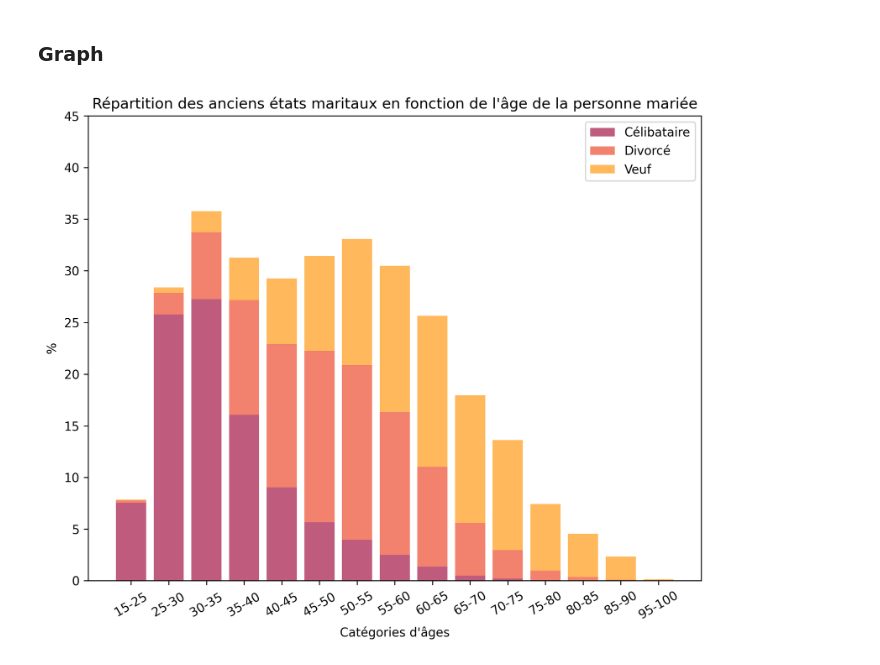
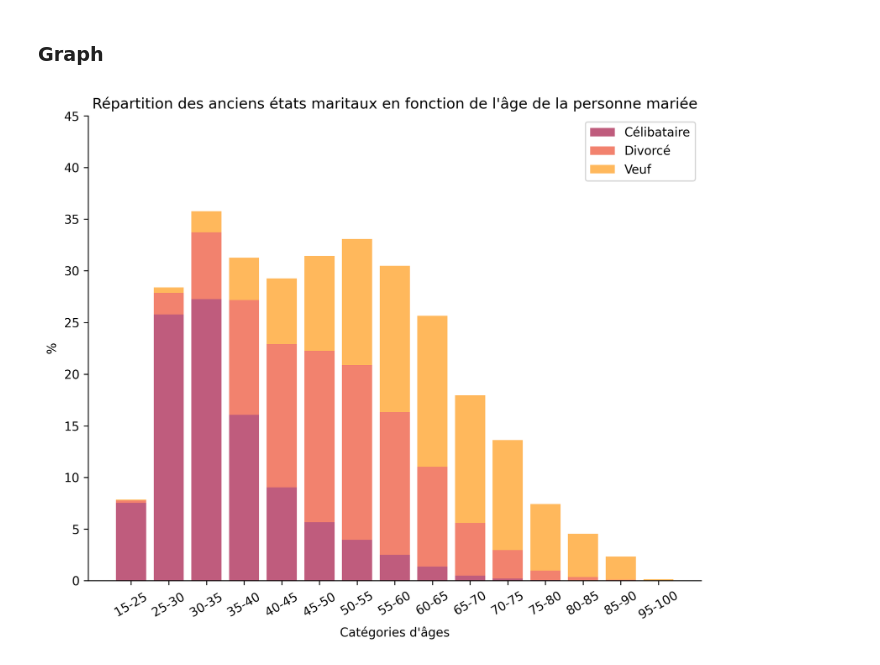
Before and after one commit to plorgue/fr_wedding_data_analysis, a Jupyter notebook: First_notebook.ipynb, the cells around one changed output. Cells and saved outputs as stored; diff of their text form; code cells hidden in the pictures.

```diff
--- a/First_notebook.ipynb
+++ b/First_notebook.ipynb
@@ -13,6 +13,11 @@ p["figure.dpi"] = 300
 ## Fonctions
 # %%
 def get_dataset_data(annee) :
+    """
+    Récupère le dataset avec toutes les informations relatives à une année
+    :param annee: int
+    :return: Dataframe
+    """
     path = f"data/etatcivil{annee}_mar{annee}_csv/FD_MAR_{annee}.csv"
     return pd.read_csv(path, sep=';')
 # %%
@@ -179,9 +195,23 @@ plt.show()
 ### Fonctions
 # %%
 def get_df_by_etamat(etamat, df) :
+    """
+    Récupère toutes les données correspondant à un état matrimonial
+    et pour une année
+    :param etamat : int
+    :param df : Dataframe
+    : return : Dataframe
+    """
     return df[df["ETAMAT"]==etamat]
 # %%
 def get_df_by_categ_age(categorie, df) :
+    """
+    Récupère toutes les données correspondant à une catégorie d'âge
+    et pour une année
+    :param categorie : string
+    :param df : Dataframe
+    : return : Dataframe
+    """
     min_age = int(categorie.split("-")[0])
     max_age = int(categorie.split("-")[1])
     df_categ = df[df["AGEMAR"]>=min_age]
@@ -189,6 +219,13 @@ def get_df_by_categ_age(categorie, df) :
     return df_categ
 # %%
 def concat_conjoints(colonne, df) :
+    """
+    Récupère les données correspondant aux deux conjoints
+    pour une colonne donnée et un dataframe
+    :param colonne : string
+    :param df : Dataframe
+    : return : array
+    """
     tot = []
     for val in df[f'{colonne}1'] :
         tot.append(val)
@@ -225,20 +260,24 @@ for etamar in etamars :
 # %%
 plt.figure(figsize=(9,7))
 ax = plt.subplot()
 ax.bar(categs_age,data_tot[0],color=(0.75,0.36,0.49,1),label="Célibataire")
 ax.bar(categs_age,data_tot[1],color=(0.95,0.51,0.43,1),bottom=np.array(data_tot[0]),label="Divorcé")
 ax.bar(categs_age,data_tot[2],color=(1,0.72,0.36,1),bottom=np.array(data_tot[0])+np.array(data_tot[1]),label="Veuf")
 
 ax.set_xlabel("Catégories d'âges")
 ax.set_ylabel(" % ")
 
 ax.set_yticks([0,0.05,0.1,0.15,0.2,0.25,0.3,0.35,0.4,0.45])
 ax.set_yticklabels(['0','5','10','15','20','25','30','35','40','45'])
 
+ax.spines['right'].set_visible(False)
+ax.spines['top'].set_visible(False)
+
+
 plt.xticks(rotation = 30)
 
 plt.legend(bbox_to_anchor=(1.0,1.0))
 plt.title("Répartition des anciens états maritaux en fonction de l'âge de la personne mariée")
 plt.show()
 # %% [output]
-[figure, old version]
+[figure, new version]
```
Also changed, not shown: parts of 16 cells of this notebook.
